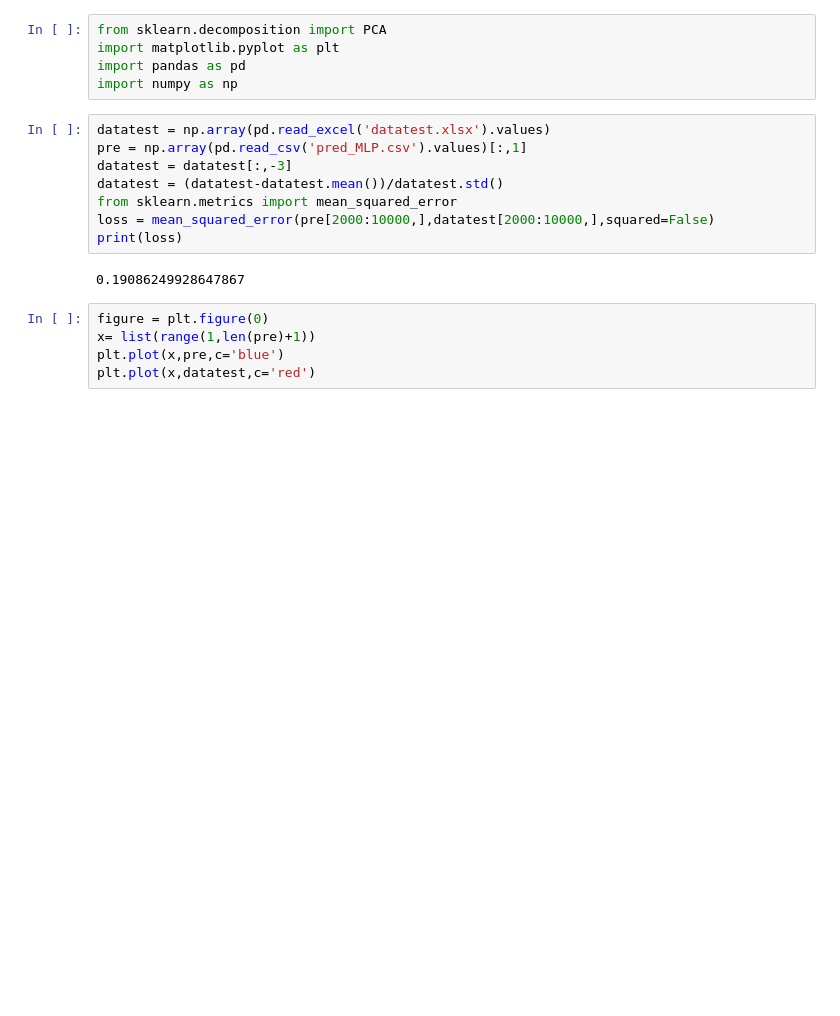
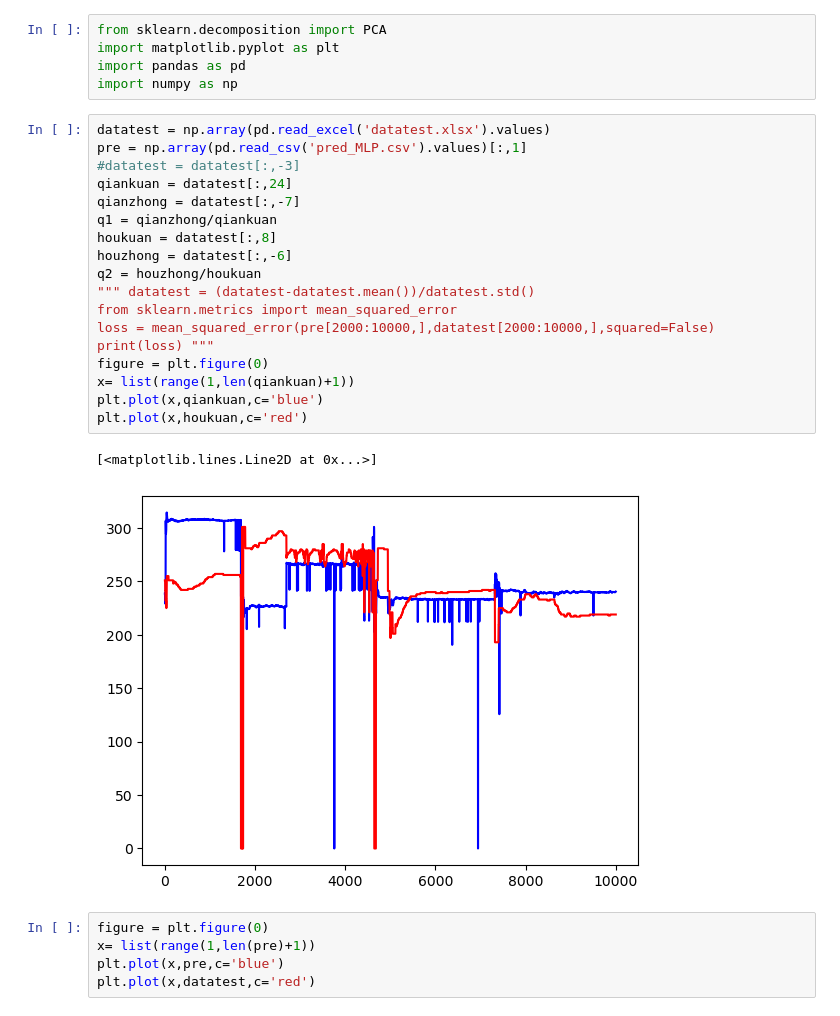
Before and after one commit to nuaafeng/Code, a Jupyter notebook: MLP/plt.ipynb, the cells around one changed output. Drawn from its saved outputs; the diff is of its cells as text; blank space fills up the shorter version.

```diff
--- a/MLP/plt.ipynb
+++ b/MLP/plt.ipynb
@@ -6,13 +6,24 @@ import numpy as np
 # %%
 datatest = np.array(pd.read_excel('datatest.xlsx').values)
 pre = np.array(pd.read_csv('pred_MLP.csv').values)[:,1]
-datatest = datatest[:,-3]
-datatest = (datatest-datatest.mean())/datatest.std()
+#datatest = datatest[:,-3]
+qiankuan = datatest[:,24]
+qianzhong = datatest[:,-7]
+q1 = qianzhong/qiankuan
+houkuan = datatest[:,8]
+houzhong = datatest[:,-6]
+q2 = houzhong/houkuan
+""" datatest = (datatest-datatest.mean())/datatest.std()
 from sklearn.metrics import mean_squared_error
 loss = mean_squared_error(pre[2000:10000,],datatest[2000:10000,],squared=False)
-print(loss)
+print(loss) """
+figure = plt.figure(0)
+x= list(range(1,len(qiankuan)+1))
+plt.plot(x,qiankuan,c='blue')
+plt.plot(x,houkuan,c='red')
 # %% [output]
-0.19086249928647867
+[<matplotlib.lines.Line2D at 0x...>]
+[figure, added]
 # %%
 figure = plt.figure(0)
 x= list(range(1,len(pre)+1))
```
Also changed, not shown: 10 other files.
